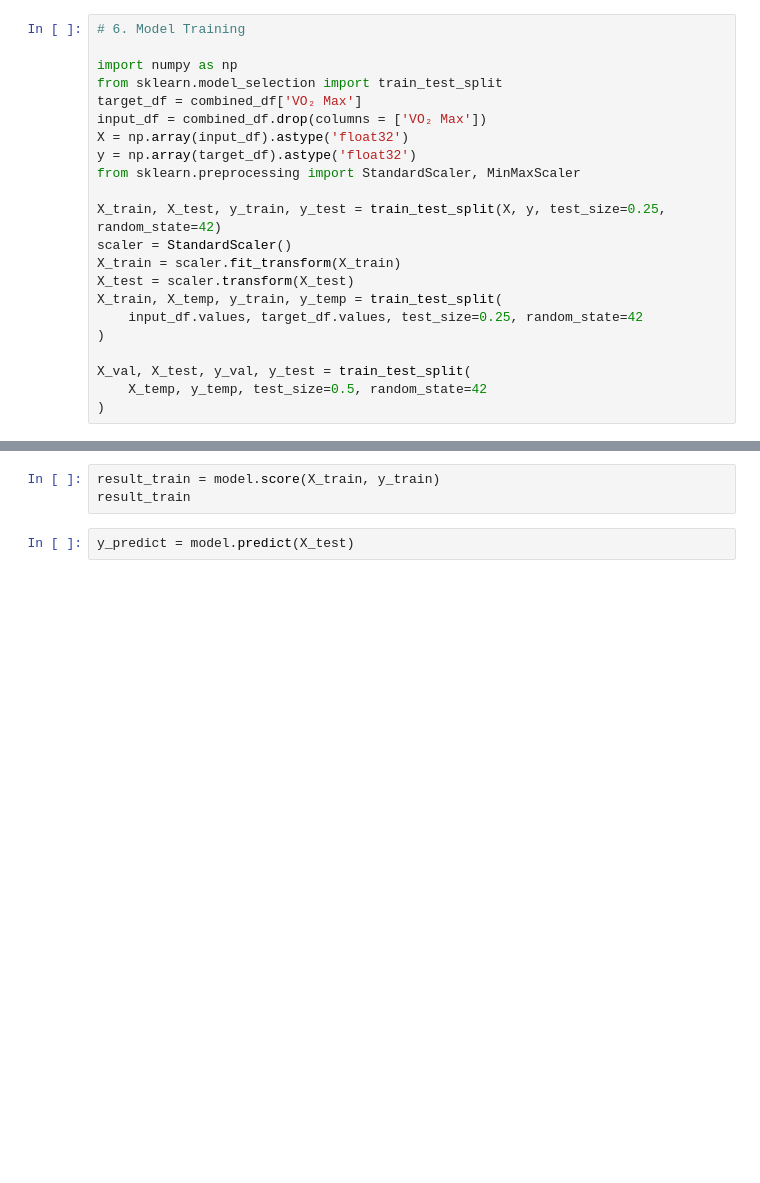
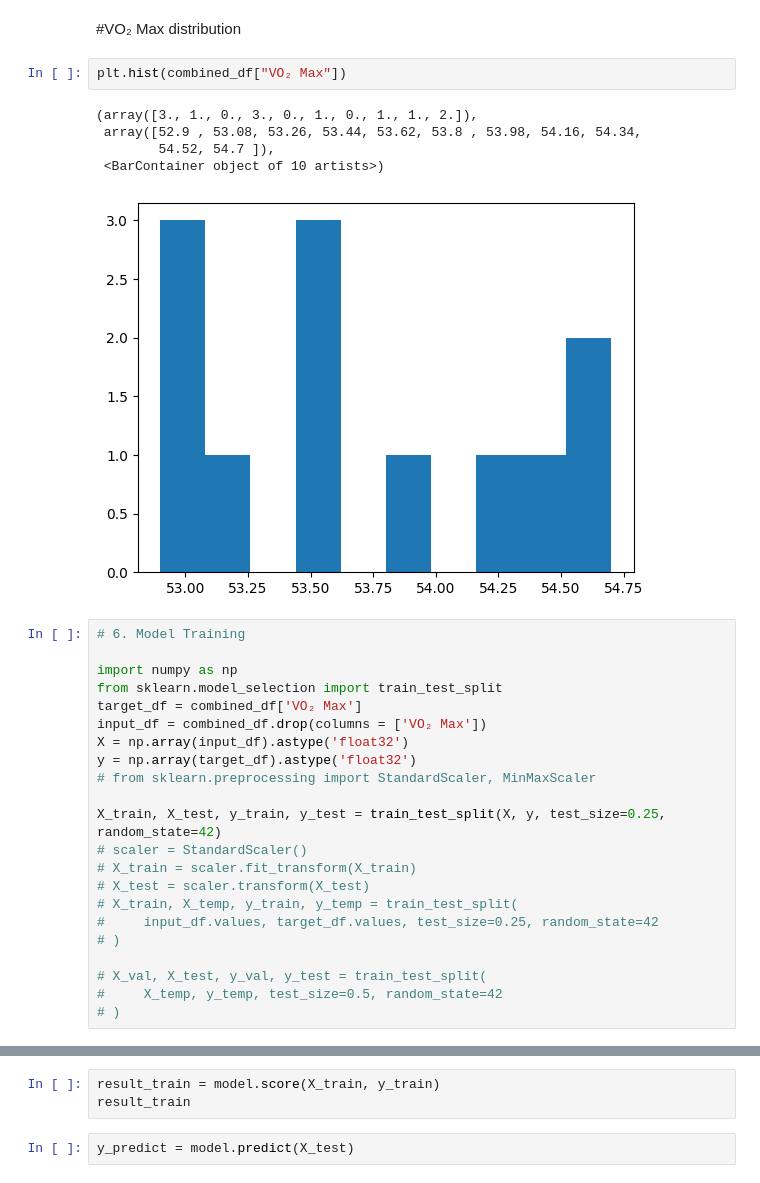
Before and after one commit to paddy960609/strava_stat_prediction, a Jupyter notebook: strava_prediction.ipynb, the cells around one changed output, grey strips where cells are left out. Saved outputs shown, nothing was run; the diff lists cells and outputs as text; blank space fills up the shorter version.

```diff
--- a/strava_prediction.ipynb
+++ b/strava_prediction.ipynb
@@ -77,3 +248,13 @@ print(combined_df)
+# %% [markdown]
+#VO₂ Max distribution
+# %%
+plt.hist(combined_df["VO₂ Max"])
+# %% [output]
+(array([3., 1., 0., 3., 0., 1., 0., 1., 1., 2.]),
+ array([52.9 , 53.08, 53.26, 53.44, 53.62, 53.8 , 53.98, 54.16, 54.34,
+        54.52, 54.7 ]),
+ <BarContainer object of 10 artists>)
+[figure, added]
 # %%
 # 6. Model Training
 
@@ -83,16 +264,16 @@ target_df = combined_df['VO₂ Max']
 input_df = combined_df.drop(columns = ['VO₂ Max'])
 X = np.array(input_df).astype('float32')
 y = np.array(target_df).astype('float32')
-from sklearn.preprocessing import StandardScaler, MinMaxScaler
+# from sklearn.preprocessing import StandardScaler, MinMaxScaler
 
 X_train, X_test, y_train, y_test = train_test_split(X, y, test_size=0.25, random_state=42)
-scaler = StandardScaler()
-X_train = scaler.fit_transform(X_train)
-X_test = scaler.transform(X_test)
-X_train, X_temp, y_train, y_temp = train_test_split(
-    input_df.values, target_df.values, test_size=0.25, random_state=42
-)
+# scaler = StandardScaler()
+# X_train = scaler.fit_transform(X_train)
+# X_test = scaler.transform(X_test)
+# X_train, X_temp, y_train, y_temp = train_test_split(
+#     input_df.values, target_df.values, test_size=0.25, random_state=42
+# )
 
-X_val, X_test, y_val, y_test = train_test_split(
-    X_temp, y_temp, test_size=0.5, random_state=42
-)
+# X_val, X_test, y_val, y_test = train_test_split(
+#     X_temp, y_temp, test_size=0.5, random_state=42
+# )
```
Also changed, not shown: parts of 35 cells of this notebook.
